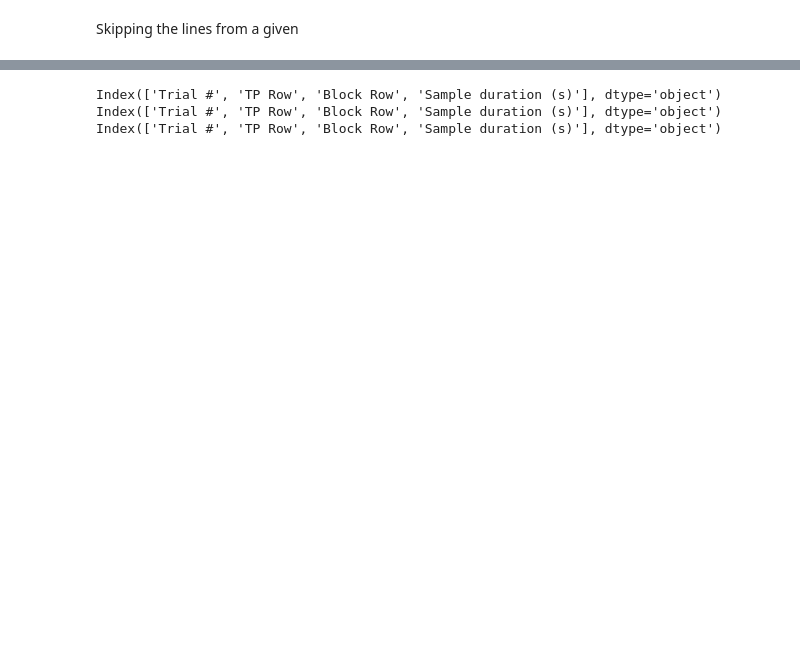
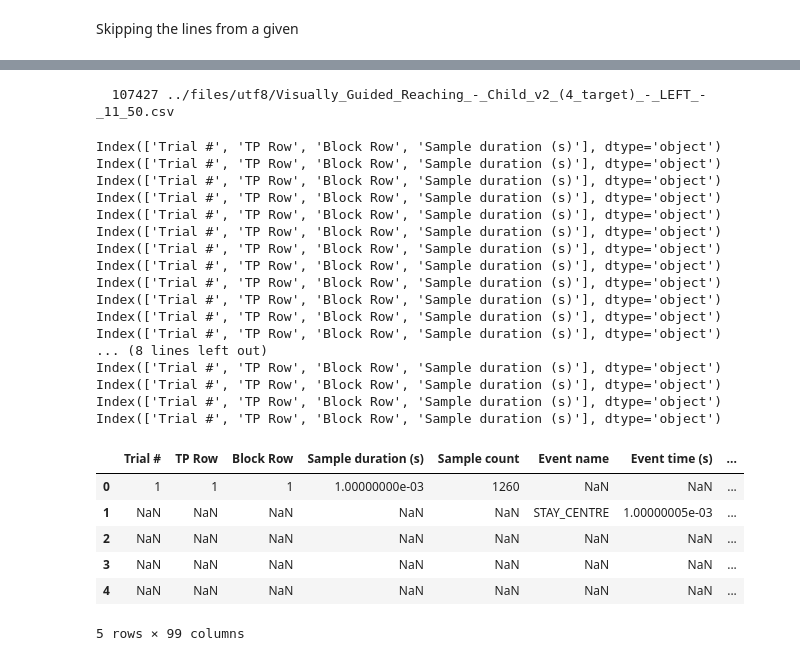
Before and after one commit to toelt-llc/KiPy, a Jupyter notebook: code/preprocessing.ipynb, the cells around one changed output, grey strips where cells are left out. Saved outputs shown, nothing was run; the diff lists cells and outputs as text; code cells hidden in the pictures; blank space fills up the shorter version.

```diff
--- a/code/preprocessing.ipynb
+++ b/code/preprocessing.ipynb
@@ -147,14 +184,17 @@ process = subprocess.Popen(["bash", "copy.sh"])
 # %%
 trials = []
 ENCODE = 'utf_8'
-with open(ball, encoding=ENCODE) as infile:
+EXERCISE = reaching
+with open(EXERCISE, encoding=ENCODE) as infile:
     for cnt, line in enumerate(infile):
         if "Trial #" in line:
             print("Line {}".format(cnt))
-            if ENCODE == 'iso8859':
-                trials.append(cnt-33)
-            else:
-                trials.append(cnt-7)
+            trials.append(cnt)
+
+            # if ENCODE == 'iso8859':
+            #     trials.append(cnt-33)
+            # else:
+
     print("Line end :", cnt)
     trials.append(cnt)
 # %% [output]
@@ -165,15 +220,39 @@ Line end : 130620
 # %%
 dfs = []
 for i, j in enumerate(trials[:-1]):
-    dfs.append(pd.read_csv('ball_copy.csv',encoding= 'unicode_escape', sep=',',
-                            skiprows = j, nrows=trials[i+1]-trials[i]))
+    dfs.append(pd.read_csv(EXERCISE,encoding= 'utf8', sep=',', low_memory=False,
+                            skiprows = j-3, nrows=trials[i+1]-trials[i]))
+# %% [output]
+  107427 ../files/utf8/Visually_Guided_Reaching_-_Child_v2_(4_target)_-_LEFT_-_11_50.csv
 # %%
 for i in dfs:
     print(i.columns[:4])
+dfs[0].head()
 # %% [output]
 Index(['Trial #', 'TP Row', 'Block Row', 'Sample duration (s)'], dtype='object')
 Index(['Trial #', 'TP Row', 'Block Row', 'Sample duration (s)'], dtype='object')
 Index(['Trial #', 'TP Row', 'Block Row', 'Sample duration (s)'], dtype='object')
+Index(['Trial #', 'TP Row', 'Block Row', 'Sample duration (s)'], dtype='object')
+Index(['Trial #', 'TP Row', 'Block Row', 'Sample duration (s)'], dtype='object')
+Index(['Trial #', 'TP Row', 'Block Row', 'Sample duration (s)'], dtype='object')
+Index(['Trial #', 'TP Row', 'Block Row', 'Sample duration (s)'], dtype='object')
+Index(['Trial #', 'TP Row', 'Block Row', 'Sample duration (s)'], dtype='object')
+Index(['Trial #', 'TP Row', 'Block Row', 'Sample duration (s)'], dtype='object')
+Index(['Trial #', 'TP Row', 'Block Row', 'Sample duration (s)'], dtype='object')
+Index(['Trial #', 'TP Row', 'Block Row', 'Sample duration (s)'], dtype='object')
+Index(['Trial #', 'TP Row', 'Block Row', 'Sample duration (s)'], dtype='object')
+... (8 lines left out)
+Index(['Trial #', 'TP Row', 'Block Row', 'Sample duration (s)'], dtype='object')
+Index(['Trial #', 'TP Row', 'Block Row', 'Sample duration (s)'], dtype='object')
+Index(['Trial #', 'TP Row', 'Block Row', 'Sample duration (s)'], dtype='object')
+Index(['Trial #', 'TP Row', 'Block Row', 'Sample duration (s)'], dtype='object')
+|  | Trial # | TP Row | Block Row | Sample duration (s) | Sample count | Event name | Event time (s) | ... |
+| 0 | 1 | 1 | 1 | 1.00000000e-03 | 1260 | NaN | NaN | ... |
+| 1 | NaN | NaN | NaN | NaN | NaN | STAY_CENTRE | 1.00000005e-03 | ... |
+| 2 | NaN | NaN | NaN | NaN | NaN | NaN | NaN | ... |
+| 3 | NaN | NaN | NaN | NaN | NaN | NaN | NaN | ... |
+| 4 | NaN | NaN | NaN | NaN | NaN | NaN | NaN | ... |
+5 rows × 99 columns
 # %%
 # import subprocess
 # import re
```
Also changed, not shown: parts of 16 cells of this notebook.
